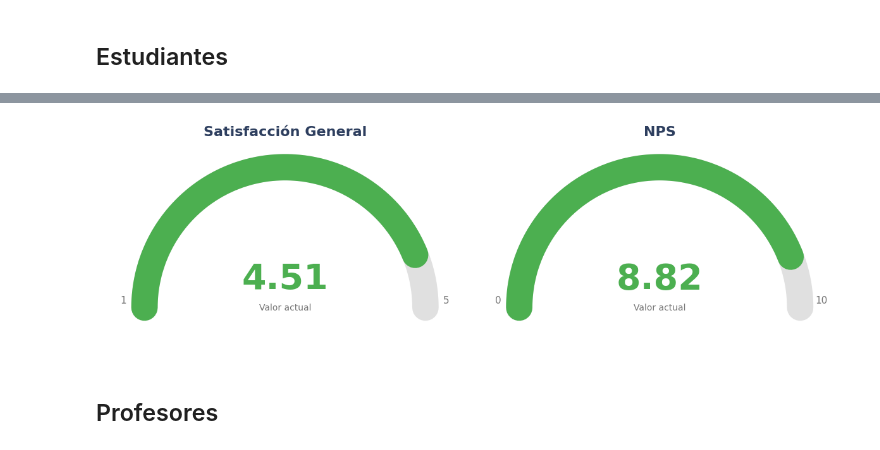
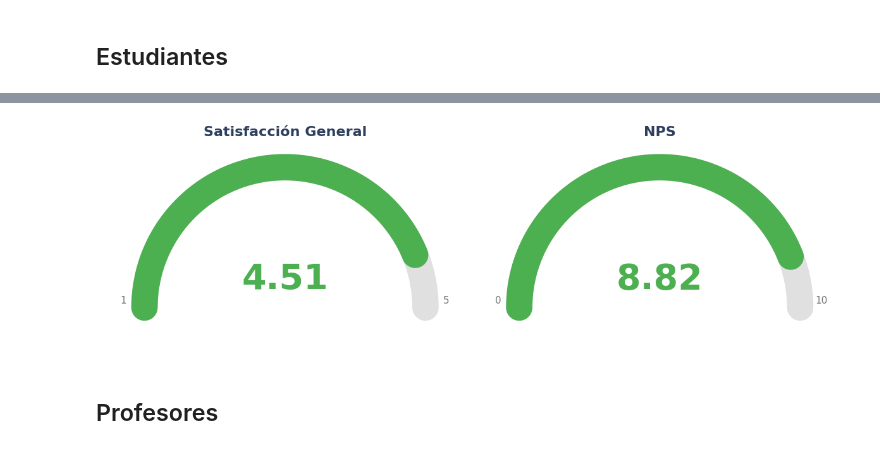
Before and after one commit to Crack-The-Code-Data/Resumen-automatico-de-cierre-de-proyectos, a Jupyter notebook: Notebook.ipynb, the cells around one changed output, grey strips where cells are left out. Saved outputs shown, nothing was run; the diff lists cells and outputs as text; code cells hidden in the pictures.

```diff
--- a/Notebook.ipynb
+++ b/Notebook.ipynb
@@ -1695,7 +1700,7 @@ datos_asistencia = [
     {
         'titulo': 'Alumnos que asistieron por salón',
         'valor': promedio_alumnos_asistentes_por_salon,
-        'subtitulo': 'Promedio'
+        'subtitulo': 'en Promedio'
     }
     ]
 
@@ -1755,2 +1751,4 @@ Index(['projectsid', 'proyecto', 'canal', 'tipo de programa', 'organización',
+# %%
+df_cancelaciones['fecha'] = pd.to_datetime(df_cancelaciones['fecha']).dt.date
 # %%
 ## --- TARJETAS GENERALES DE CANCELACIONES --- ##
@@ -1951,7 +1990,7 @@ porcentaje_evaluados=round((total_evaluados / alumnos_activos)*100,1)
 
 datos_cuestionarios = [
     {
-        'titulo': 'Evaluados',
+        'titulo': 'Alumnos evaluados',
         'valor': total_evaluados
     },
     {
@@ -1967,7 +2006,8 @@ datos_cuestionarios = [
     {
         'titulo': '% Evaluados',
         'valor': porcentaje_evaluados,
-        'sufijo': '%'
+        'sufijo': '%',
+        'subtitulo': 'sobre el total de inscriptos activos'
     },
     {
         'titulo': '% Aprobación',
@@ -2215,14 +2255,14 @@ def crear_gauge(valor, valor_max, titulo, valor_min=0, ax=None, figsize=(6, 4)):
     )
 
     # Añadir etiqueta "Valor actual"
-    ax.text(
-        0, 0,
-        'Valor actual',
-        ha='center',
-        va='center',
-        fontsize=10,
-        color='#757575'
-    )
+    # ax.text(
+    #     0, 0,
+    #     'Valor actual',
+    #     ha='center',
+    #     va='center',
+    #     fontsize=10,
+    #     color='#757575'
+    # )
 
     # Añadir el mínimo (izquierda)
     ax.text(
@@ -2430,34 +2471,21 @@ fig_satisfaccion_dimension=crear_gauge_barras(
 # %%
-# Uso para crear figura combinada:
+# Figura combinada
 fig_satisfaccion_nps, (ax1, ax2) = plt.subplots(1, 2, figsize=(12, 5))
 
-crear_gauge(
-    valor=satisfaccion_general,
-    valor_min=1,
-    valor_max=5,
-    titulo='Satisfacción General',
-    ax=ax1
-)
-
-crear_gauge(
-    valor=nps,
-    valor_min=0,
-    valor_max=10,
-    titulo='NPS',
-    ax=ax2
-)
+crear_gauge(valor=satisfaccion_general, valor_min=1, valor_max=5, titulo='Satisfacción General', ax=ax1)
+crear_gauge(valor=nps, valor_min=0, valor_max=10, titulo='NPS', ax=ax2)
 
 # Guardar en biblioteca
 biblioteca['Satisfaccion'].append({
     'name': 'Satisfacción General y NPS de estudiantes',
     'fig': fig_satisfaccion_nps,
     'data': pd.DataFrame({
         'Métrica': ['Satisfacción General', 'NPS'],
         'Valor': [satisfaccion_general, nps]
     })
 })
 # %% [output]
-[figure, old version]
+[figure, new version]
 # %% [markdown]
 ## Profesores
 # %%
```
Also changed, not shown: parts of 19 cells of this notebook, 1 other file.
